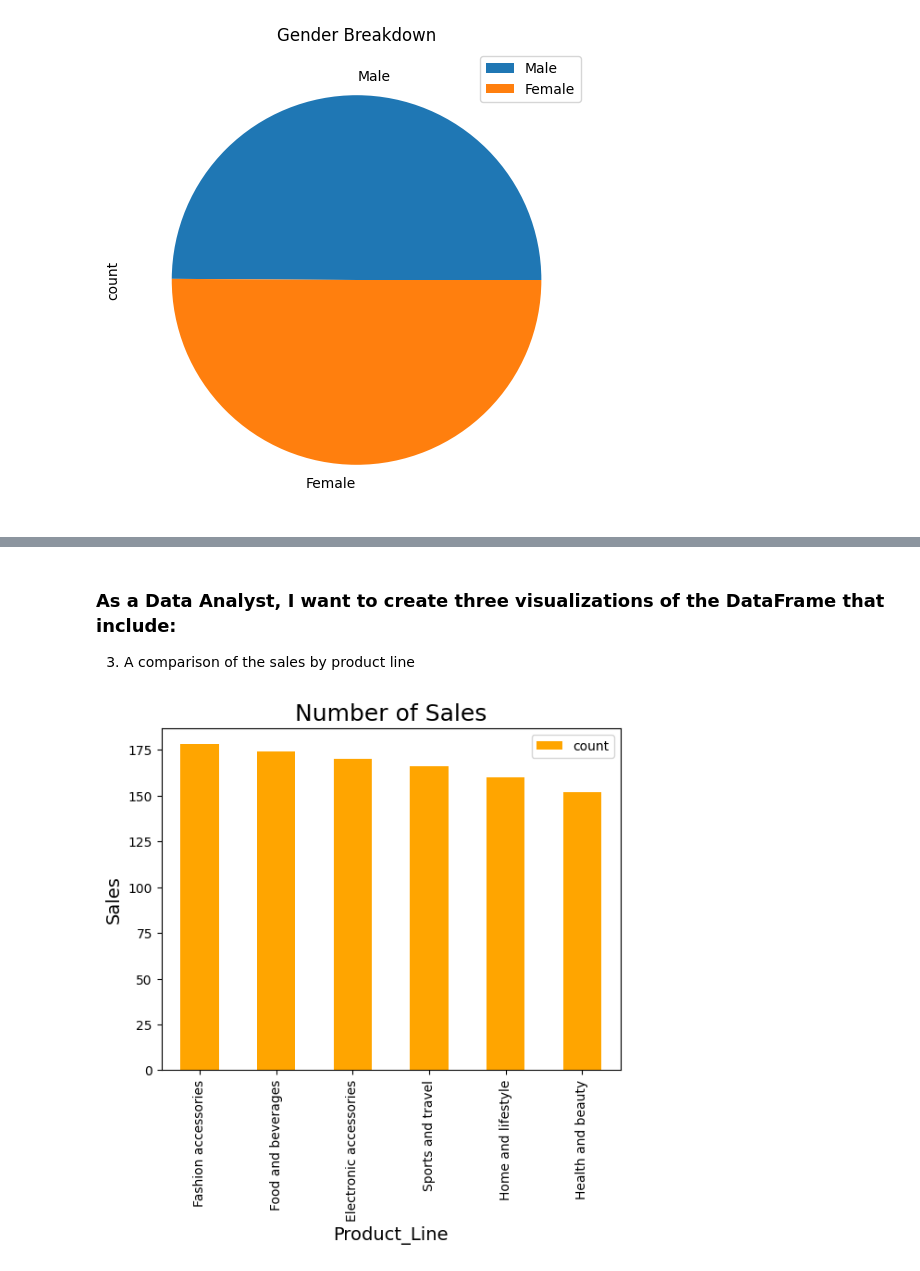
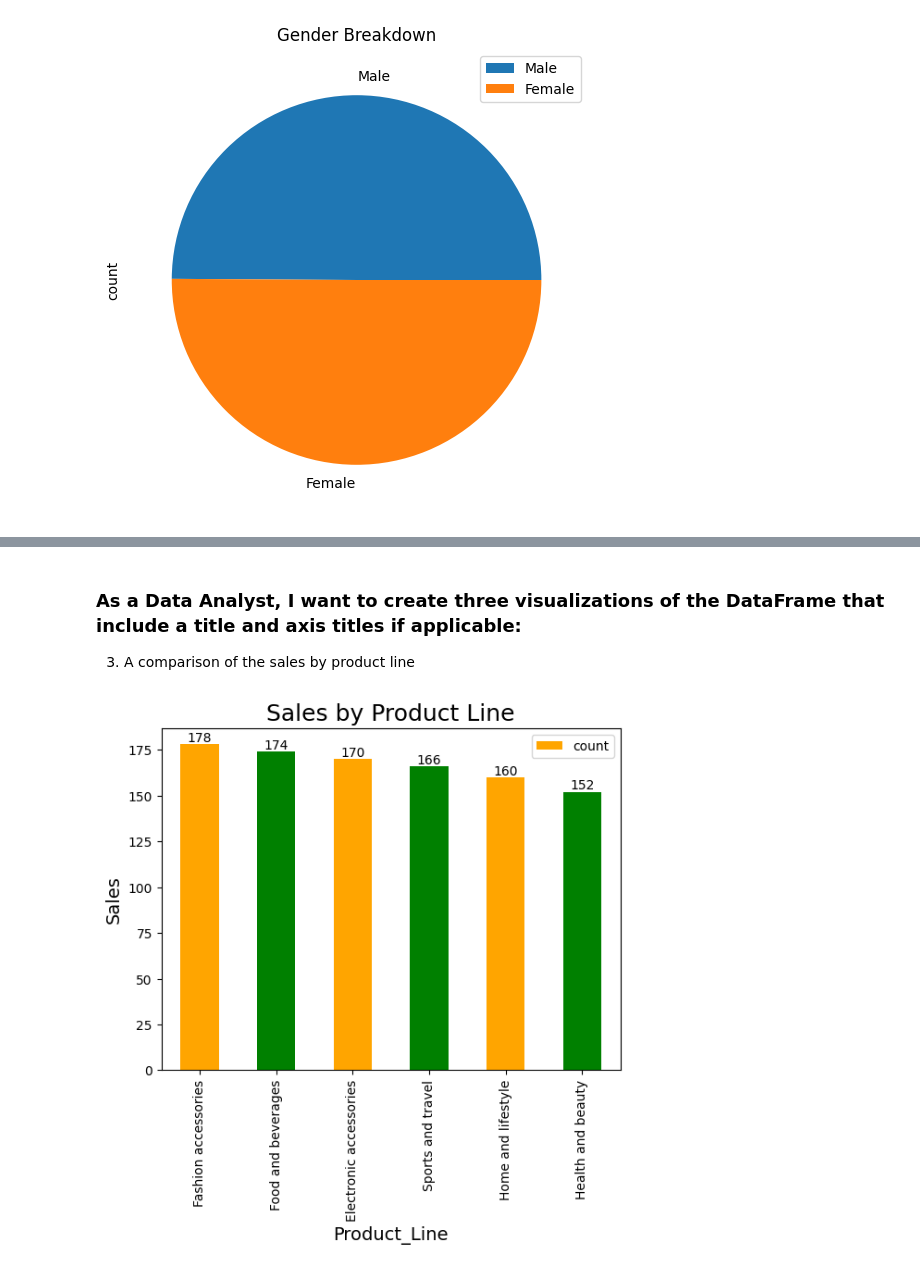
Before and after one commit to JenVega09/ExploratoryDataAnalysis, a Jupyter notebook: exploratory_data_analysis.ipynb, the cells around one changed output, grey strips where cells are left out. Saved outputs shown, nothing was run; the diff lists cells and outputs as text; code cells hidden in the pictures.

```diff
--- a/exploratory_data_analysis.ipynb
+++ b/exploratory_data_analysis.ipynb
@@ -134,11 +136,12 @@ plt.ylabel("Number of Sales", fontsize = 14);
 # %% [markdown]
-### As a Data Analyst, I want to create **three** visualizations of the DataFrame that include:
+### As a Data Analyst, I want to create **three** visualizations of the DataFrame that include a title and axis titles if applicable:
 3. A comparison of the sales by product line
 # %%
-product_bar_chart = product_sales_df.plot.bar(color = ["orange","red"])
-plt.title("Number of Sales", fontsize = 18);
+product_bar_chart = product_sales_df.plot.bar(x="Product_Line",y="count", color = ["orange","green"])
+product_bar_chart.bar_label(product_bar_chart.containers[0])
+plt.title("Sales by Product Line", fontsize = 18);
 plt.xlabel("Product_Line", fontsize = 14);
 plt.ylabel("Sales", fontsize = 14);
 # %% [output]
-[figure, old version]
+[figure, new version]
 # %% [markdown]
```
Also changed, not shown: parts of 12 cells of this notebook.
